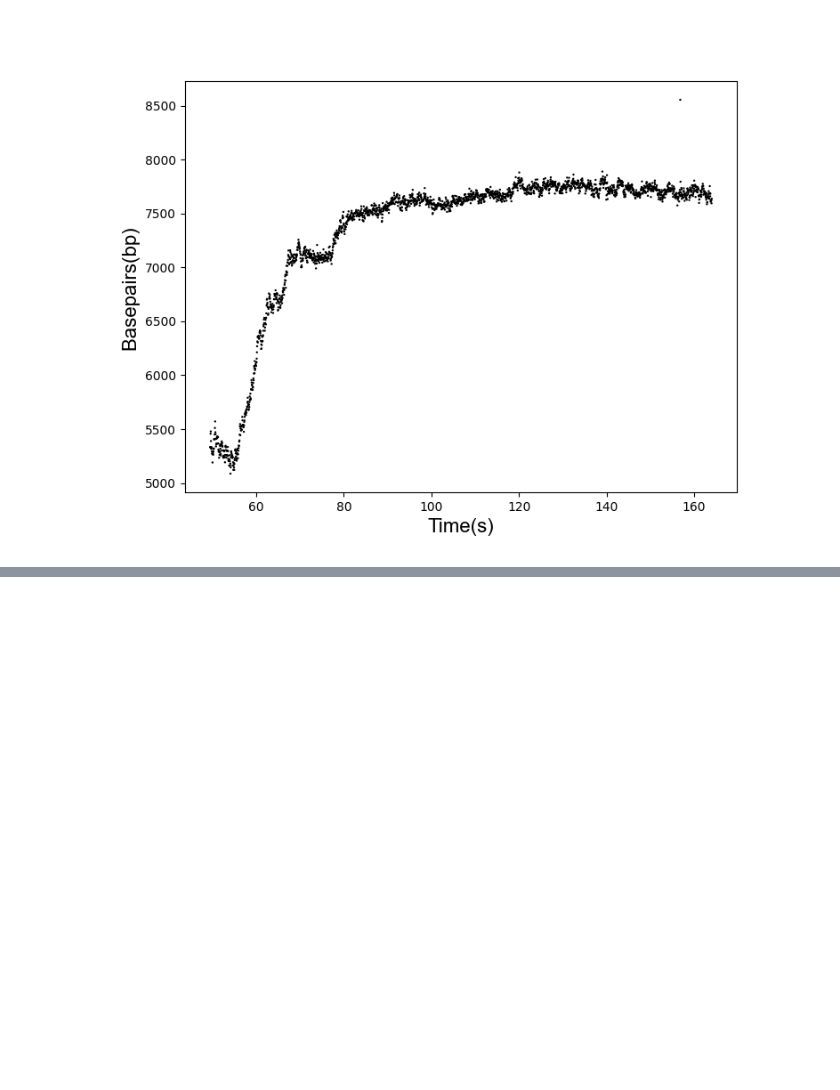
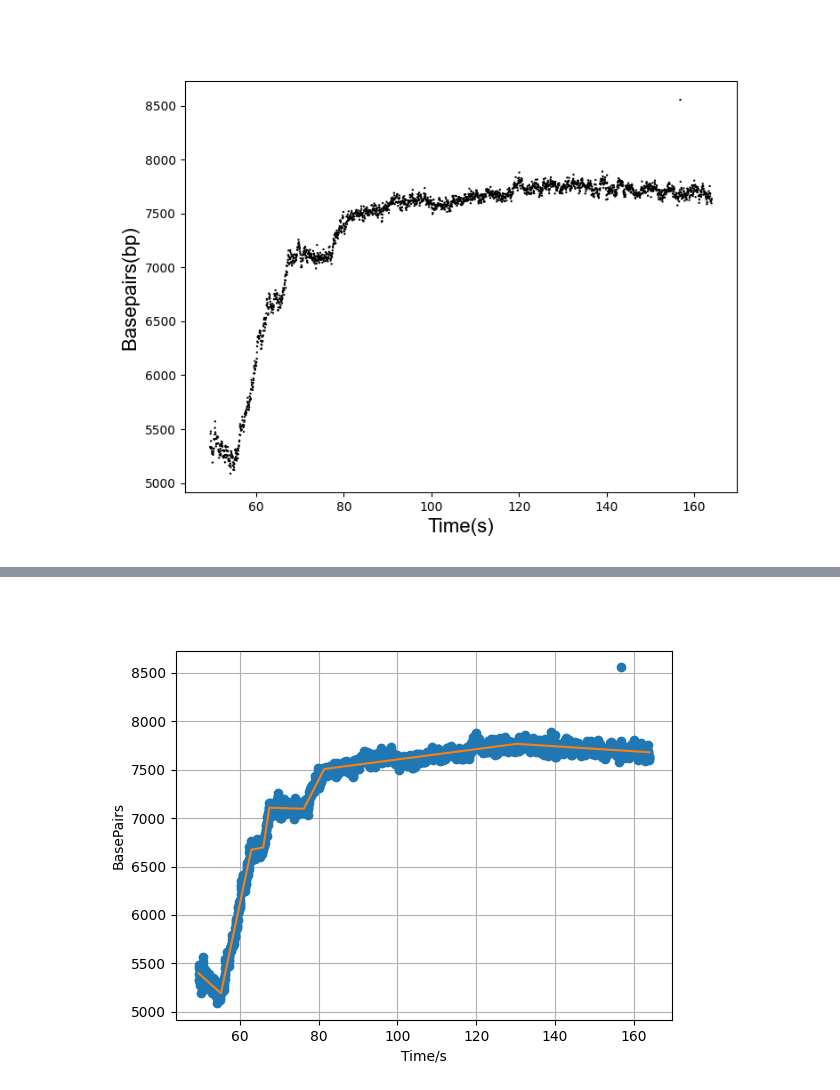
Before and after one commit to longfuxu/Interplay_Between_DNAPol_and_SSB, a Jupyter notebook: Analyzing_ChangePoint_SingleMolecule/Analyzing_ChangePoint__LinearSegmentFitting.ipynb, the cells around one changed output, grey strips where cells are left out. Drawn from its saved outputs; the diff is of its cells as text; code cells hidden in the pictures; blank space fills up the shorter version.

```diff
--- a/Analyzing_ChangePoint_SingleMolecule/Analyzing_ChangePoint__LinearSegmentFitting.ipynb
+++ b/Analyzing_ChangePoint_SingleMolecule/Analyzing_ChangePoint__LinearSegmentFitting.ipynb
@@ -343,0 +281,14 @@ writer.save()
+# %%
+#plot step-fitted data (this is optional)
+plt.figure()
+plt.plot(x, y, 'o')
+plt.plot(xHat, yHat, '-')
+plt.grid()
+plt.xlabel('Time/s')
+plt.ylabel('BasePairs')
+plt.show()
+plt.tight_layout()
+
+plt.savefig(filename.replace('.tdms', '-cycle#') + cycle + '_Step_fitted2'+'.png', dpi=300)
+# %% [output]
+[figure, added]
```
Also changed, not shown: parts of 17 cells of this notebook, 10 other files.
